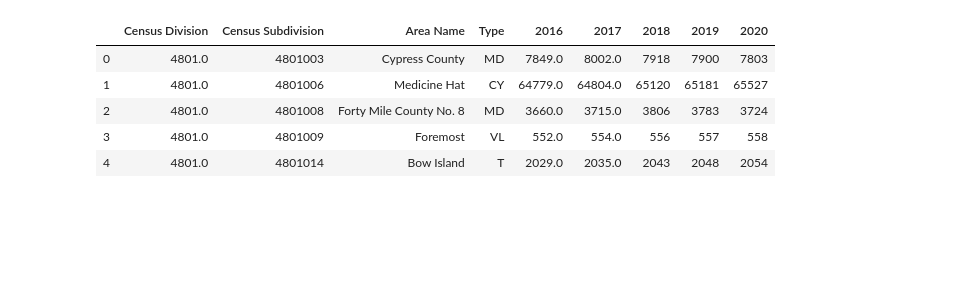
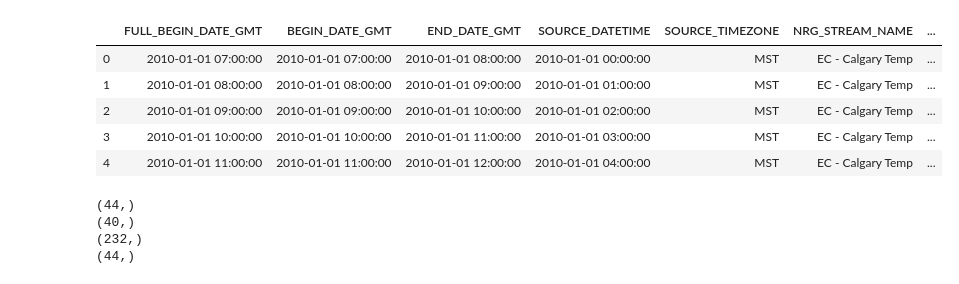
Before and after one commit to plklinh/ECON599_Team1_AlbertaElectricityConsumption, a Jupyter notebook: Cleaning2_Temperatures.ipynb, the cells around one changed output. Saved outputs shown, nothing was run; the diff lists cells and outputs as text; code cells hidden in the pictures; blank space fills up the shorter version.

```diff
--- a/Cleaning2_Temperatures.ipynb
+++ b/Cleaning2_Temperatures.ipynb
@@ -25,0 +16,8 @@ pop_2001_2016.head()
+# %%
+yyc_temp = temps_full[temps_full["NRG_STREAM_NAME"] == "EC - Calgary Temp"]
+
+fort_temp = temps_full[temps_full["NRG_STREAM_NAME"] == "EC - Fort McMurray Temp"]
+
+lethbridge_temp = temps_full[temps_full["NRG_STREAM_NAME"] == 'EC - Lethbridge Temp']
+
+edmonton_temp = temps_full[temps_full["NRG_STREAM_NAME"] == 'EC - Edmonton Temp']
@@ -26,9 +38,35 @@ pop_2001_2016.head()
+# %%
+full_time = pd.DataFrame( pd.date_range(start='2010-01-01 07:00:00', end = '2021-01-05 07:00:00', freq='H'),
+                         columns = ["FULL_BEGIN_DATE_GMT"] )
+
+def merge_full_time(df, full_time):
+    return full_time.merge(df, how ="left",
+                           left_on =  "FULL_BEGIN_DATE_GMT",
+                           right_on = "BEGIN_DATE_GMT")
+# %%
+yyc_temp = merge_full_time(yyc_temp, full_time)
+fort_temp = merge_full_time(fort_temp, full_time)
+lethbridge_temp =  merge_full_time(lethbridge_temp, full_time)
+edmonton_temp =  merge_full_time(edmonton_temp, full_time)
 # %%
-pop_2016_2020.head()
+yyc_temp.head()
 # %% [output]
-|  | Census Division | Census Subdivision | Area Name | Type | 2016 | 2017 | 2018 | 2019 | 2020 |
-| 0 | 4801.0 | 4801003 | Cypress County | MD | 7849.0 | 8002.0 | 7918 | 7900 | 7803 |
-| 1 | 4801.0 | 4801006 | Medicine Hat | CY | 64779.0 | 64804.0 | 65120 | 65181 | 65527 |
-| 2 | 4801.0 | 4801008 | Forty Mile County No. 8 | MD | 3660.0 | 3715.0 | 3806 | 3783 | 3724 |
-| 3 | 4801.0 | 4801009 | Foremost | VL | 552.0 | 554.0 | 556 | 557 | 558 |
-| 4 | 4801.0 | 4801014 | Bow Island | T | 2029.0 | 2035.0 | 2043 | 2048 | 2054 |
+|  | FULL_BEGIN_DATE_GMT | BEGIN_DATE_GMT | END_DATE_GMT | SOURCE_DATETIME | SOURCE_TIMEZONE | NRG_STREAM_NAME | ... |
+| 0 | 2010-01-01 07:00:00 | 2010-01-01 07:00:00 | 2010-01-01 08:00:00 | 2010-01-01 00:00:00 | MST | EC - Calgary Temp | ... |
+| 1 | 2010-01-01 08:00:00 | 2010-01-01 08:00:00 | 2010-01-01 09:00:00 | 2010-01-01 01:00:00 | MST | EC - Calgary Temp | ... |
+| 2 | 2010-01-01 09:00:00 | 2010-01-01 09:00:00 | 2010-01-01 10:00:00 | 2010-01-01 02:00:00 | MST | EC - Calgary Temp | ... |
+| 3 | 2010-01-01 10:00:00 | 2010-01-01 10:00:00 | 2010-01-01 11:00:00 | 2010-01-01 03:00:00 | MST | EC - Calgary Temp | ... |
+| 4 | 2010-01-01 11:00:00 | 2010-01-01 11:00:00 | 2010-01-01 12:00:00 | 2010-01-01 04:00:00 | MST | EC - Calgary Temp | ... |
+# %%
+yyc_na = yyc_temp[ pd.isna(yyc_temp["TEMP_CELSIUS"])]["FULL_BEGIN_DATE_GMT"]
+fmm_na = fort_temp[ pd.isna(fort_temp["TEMP_CELSIUS"])]["FULL_BEGIN_DATE_GMT"]
+lb_na = lethbridge_temp[pd.isna(lethbridge_temp["TEMP_CELSIUS"])]["FULL_BEGIN_DATE_GMT"]
+edm_na = edmonton_temp[ pd.isna(edmonton_temp["TEMP_CELSIUS"])]["FULL_BEGIN_DATE_GMT"]
+
+for df in [yyc_na, fmm_na, lb_na, edm_na]:
+    print( df.shape )
+# %% [output]
+(44,)
+(40,)
+(232,)
+(44,)
```
Also changed, not shown: parts of 11 cells of this notebook, 5 other files.
